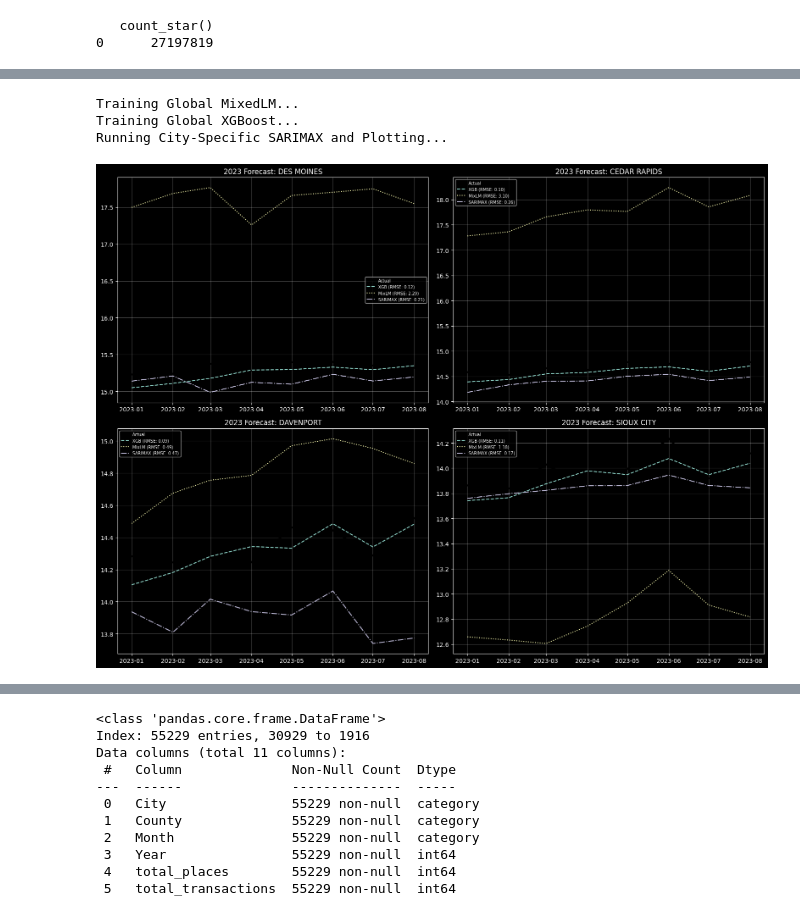
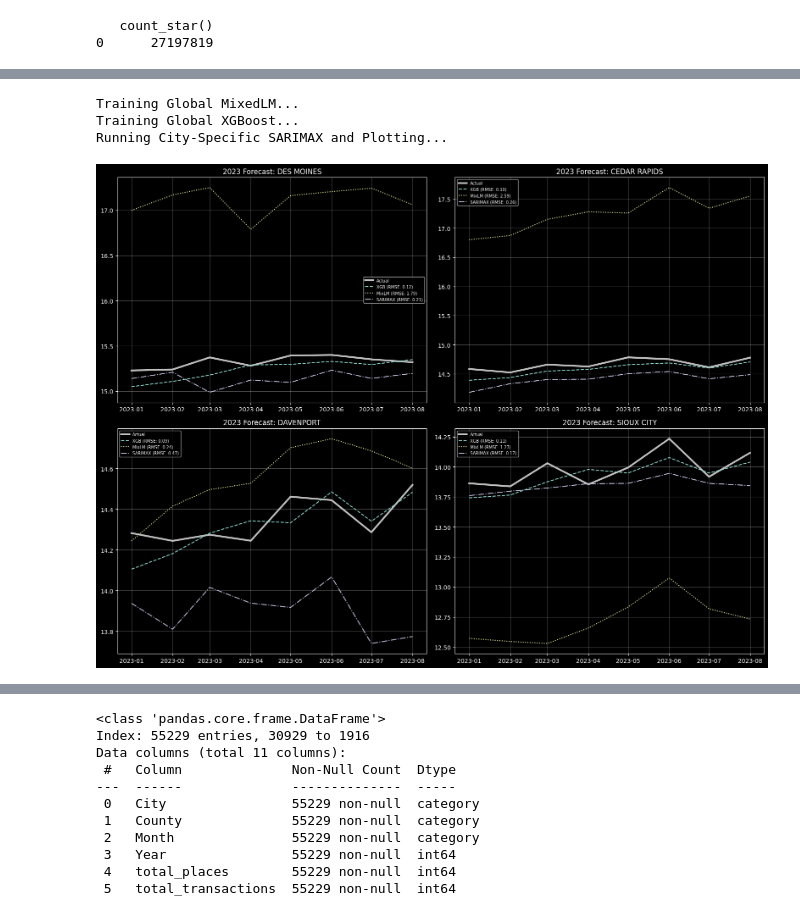
Before and after one commit to shoshanamiriamlevin-glitch/Iowa-liquor-sale-analysis-by-yaakovlevin, a Jupyter notebook: iwoa-liquaor-mixlm-by-yaakov-levin.ipynb, the cells around one changed output, grey strips where cells are left out. Drawn from its saved outputs; the diff is of its cells as text; code cells hidden in the pictures.

```diff
--- a/iwoa-liquaor-mixlm-by-yaakov-levin.ipynb
+++ b/iwoa-liquaor-mixlm-by-yaakov-levin.ipynb
@@ -695,14 +695,14 @@ if test.empty:
 # 5. Train Global Models
 print("Training Global MixedLM...")
 mix_model = smf.mixedlm(
-    "log_sales ~ total_places + C(Month)",
+    "log_sales ~Monthly_Id +total_places + C(Month)",
     train,
     groups=train["City"]
 ).fit()
 test.loc[:, 'pred_mix'] = mix_model.predict(test)
 
 print("Training Global XGBoost...")
-X_train = train[['City', 'County', 'Month', 'Year', 'total_places']]
+X_train = train[['City', 'County', 'Month', 'Year', 'total_places',]]
 y_train = train['log_sales']
 X_test = test[['City', 'County', 'Month', 'Year', 'total_places']]
 
@@ -774,32 +774,32 @@ for i, city in enumerate(test_cities):
 
     # --- RMSE calculations (guard against NaNs) ---
     # Ensure alignment and drop any rows with NaNs in predictions
     eval_df = city_test[['log_sales', 'pred_xgb', 'pred_mix']].copy()
     eval_df = eval_df.dropna()
 
     if eval_df.empty:
         rmse_xgb = rmse_mix = rmse_sar = np.nan
     else:
         rmse_xgb = np.sqrt(mean_squared_error(eval_df['log_sales'], eval_df['pred_xgb']))
         rmse_mix = np.sqrt(mean_squared_error(eval_df['log_sales'], eval_df['pred_mix']))
         # Align SARIMAX preds length with eval_df if needed
         sar_eval = sar_pred[-len(eval_df):] if len(sar_pred) >= len(eval_df) else np.zeros(len(eval_df))
         rmse_sar = np.sqrt(mean_squared_error(eval_df['log_sales'], sar_eval))
 
     # --- Plotting ---
-    ax.plot(city_test['date'], city_test['log_sales'], label='Actual', color='black', lw=3)
+    ax.plot(city_test['date'], city_test['log_sales'], label='Actual', color='silver', lw=3)
     ax.plot(city_test['date'], city_test['pred_xgb'], label=f'XGB (RMSE: {rmse_xgb:.2f})', ls='--')
     ax.plot(city_test['date'], city_test['pred_mix'], label=f'MixLM (RMSE: {rmse_mix:.2f})', ls=':')
     ax.plot(city_test['date'], sar_pred, label=f'SARIMAX (RMSE: {rmse_sar:.2f})', ls='-.')
 
     ax.set_title(f'2023 Forecast: {city}')
     ax.legend(fontsize='x-small')
     ax.grid(alpha=0.3)
 plt.savefig('my models')
 plt.tight_layout()
 plt.show()
 # %% [output]
 Training Global MixedLM...
 Training Global XGBoost...
 Running City-Specific SARIMAX and Plotting...
-[figure, old version]
+[figure, new version]
```
Also changed, not shown: parts of 9 cells of this notebook.
